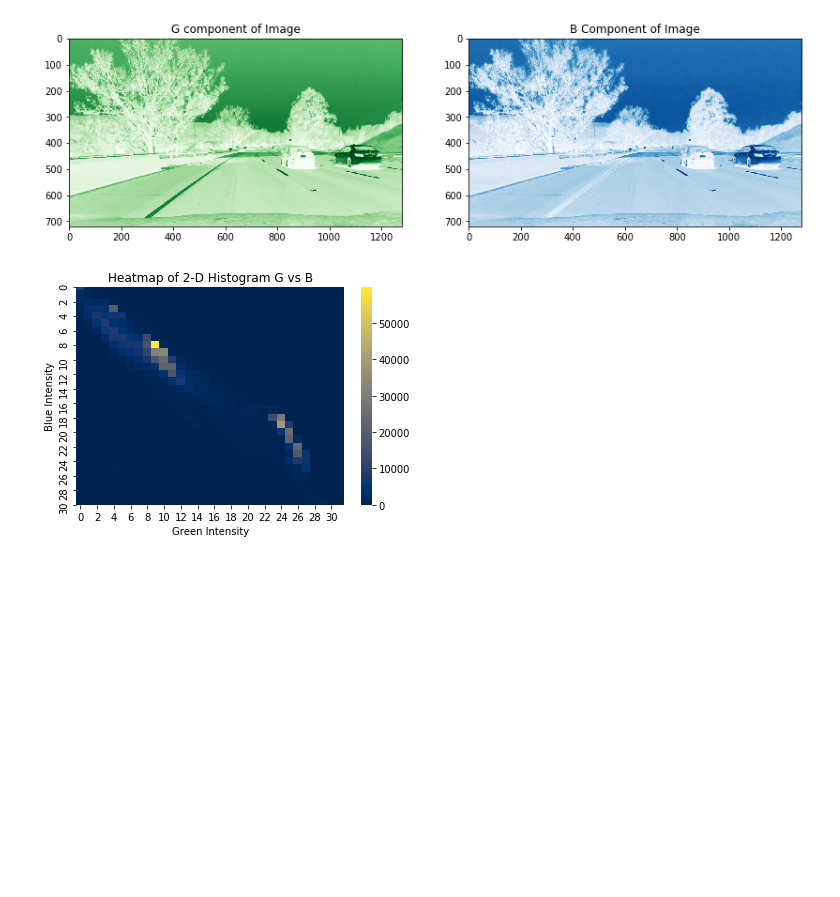
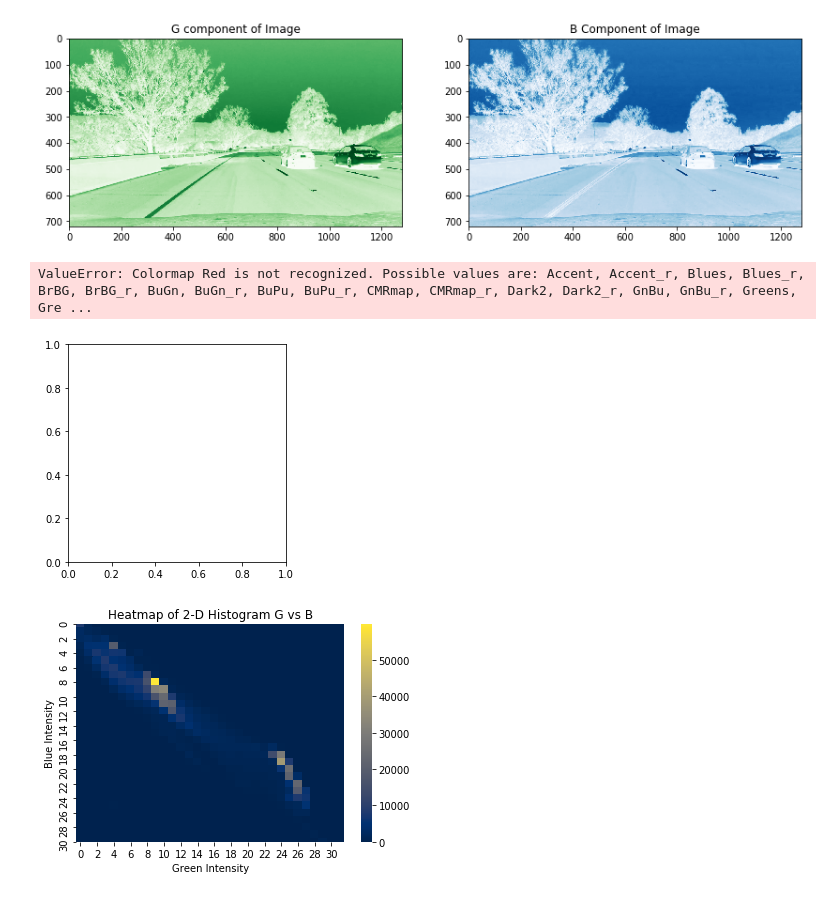
Before and after one commit to Defcon27/Image-Search-using-Parallel-Computing, a Jupyter notebook: Image_Histograms/ImageHistVisualizations.ipynb, the cells around one changed output. Saved outputs shown, nothing was run; the diff lists cells and outputs as text; code cells hidden in the pictures; blank space fills up the shorter version.

```diff
--- a/Image_Histograms/ImageHistVisualizations.ipynb
+++ b/Image_Histograms/ImageHistVisualizations.ipynb
@@ -198,6 +221,11 @@ ax[1].imshow(b,cmap="Blues")
 plt.show()
 # %% [output]
 [figure]
+# %%
+plt.imshow(image[:,:,0],cmap="Red")
+# %% [output]
+ValueError: Colormap Red is not recognized. Possible values are: Accent, Accent_r, Blues, Blues_r, BrBG, BrBG_r, BuGn, BuGn_r, BuPu, BuPu_r, CMRmap, CMRmap_r, Dark2, Dark2_r, GnBu, GnBu_r, Greens, Gre ...
+[figure, added]
 # %%
 f,ax = plt.subplots()
 hist = cv2.calcHist([g,b], [0, 1], None,[32, 32], [0, 256, 0, 256])
```
Also changed, not shown: parts of 8 cells of this notebook.
